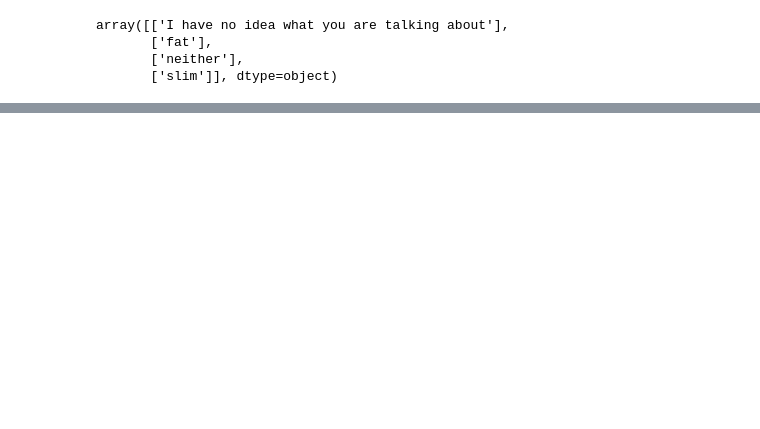
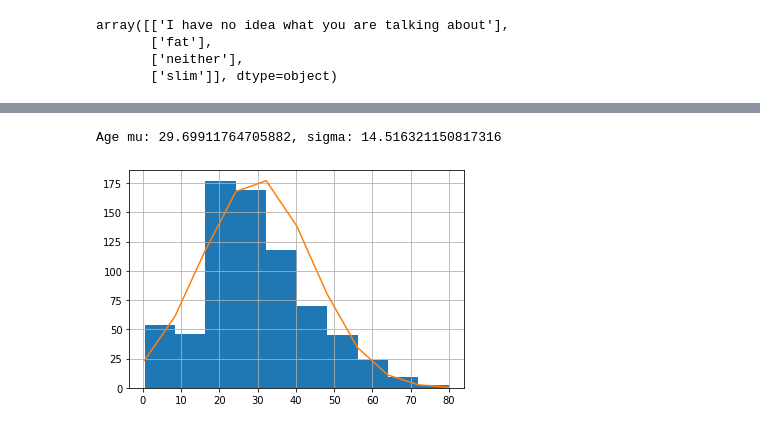
Before and after one commit to sid-chaubs/data-mining-assignment-1, a Jupyter notebook: DMT_1.ipynb, the cells around one changed output, grey strips where cells are left out. Saved outputs shown, nothing was run; the diff lists cells and outputs as text; code cells hidden in the pictures; blank space fills up the shorter version.

Commit message:
Preliminary exploration of the Titanic dataset

```diff
--- a/DMT_1.ipynb
+++ b/DMT_1.ipynb
@@ -244,0 +248,3 @@ tree.plot_tree(dect_chocstress, fontsize=10);
+# %%
+titanic_train = pd.read_csv('titanic_train.csv')
+titanic_test = pd.read_csv('titanic_test.csv')
@@ -244,0 +260,13 @@ tree.plot_tree(dect_chocstress, fontsize=10);
+# %%
+#plotting the histogram of ages and a fitted normal PDF
+_, bins, _ = plt.hist(titanic_train['Age']) #store x coords of bins for later PDF plotting
+plt.grid()
+#maxh/maxn is a scaling factor that makes it possible to compare the two graphs
+maxn = max(stats.norm.pdf(bins, t_age_mu, t_age_sigma))
+maxh = max(titanic_train['Age'].value_counts(bins=10))
+t_age_mu, t_age_sigma = stats.norm.fit(titanic_train['Age'].dropna())
+plt.plot(bins, (maxh/maxn)* stats.norm.pdf(bins, t_age_mu, t_age_sigma))
+print('Age mu: {0}, sigma: {1}'.format(t_age_mu, t_age_sigma))
+# %% [output]
+Age mu: 29.69911764705882, sigma: 14.516321150817316
+[figure, added]
```
Also changed, not shown: parts of 10 cells of this notebook.
